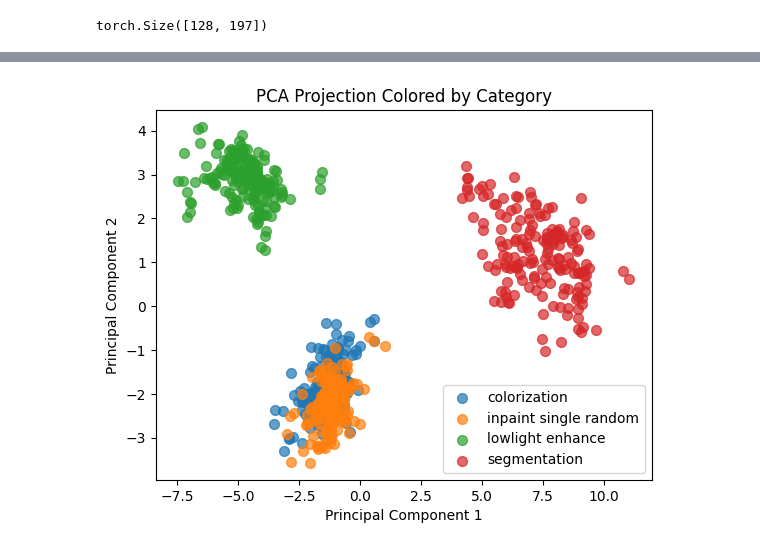
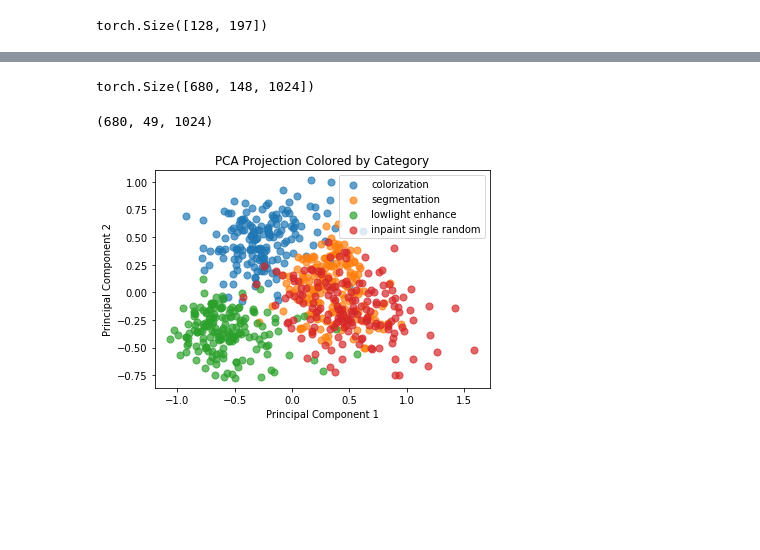
Before and after one commit to alhojel/visual_task_vectors, a Jupyter notebook: analyze_attention_reprs.ipynb, the cells around one changed output, grey strips where cells are left out. Saved outputs shown, nothing was run; the diff lists cells and outputs as text; code cells hidden in the pictures; blank space fills up the shorter version.

```diff
--- a/analyze_attention_reprs.ipynb
+++ b/analyze_attention_reprs.ipynb
@@ -613,0 +692,12 @@ torch.Size([680, 197, 32])
+# %%
+holder = {}
+
+for category in list(set(labels_list)):
+    # Select rows that belong to the current category
+    indices = np.array(labels_list) == category  # Ensure labels_list is in a compatible format
+    subset = tensors[indices]
+
+    print(subset.shape)
+    holder[category] = subset.mean(0)
+
+holder[category].shape
@@ -624,22 +733,45 @@ layer = 1 - 1
+# %%
+encoder_metric_holder = []
+head = 11
+layer = 21
+data = []
+labels = []
+for pass_name, pass_data in data_store.items():
+    for label_name, item in pass_data.items():
+        data.append(item[layer,:,head])
+        labels.append(label_name)
+# %%
+tensors = torch.tensor(np.array(data))
+# %%
+labels_list = labels
+# %%
+tensors.shape
+# %% [output]
+torch.Size([680, 148, 1024])
+# %%
+all_latents.shape
+# %% [output]
+(680, 49, 1024)
 # %%
-all_latents = tensors[:,layer,:,head,:].reshape(680,197*32).numpy()
+all_latents = tensors[:,0].numpy()#.reshape(680,49*1024).numpy()
+#all_latents = np.array(tensors[:,q1])
 
 pca = PCA(n_components=2)
 pca_focus_result = pca.fit_transform(np.array(all_latents))
 
-for category in ["colorization", "inpaint single random", "lowlight enhance", "segmentation"]:
+for category in list(set(labels_list)):
     # Select rows that belong to the current category
     indices = np.array(labels_list) == category  # Ensure labels_list is in a compatible format
     plt.scatter(pca_focus_result[indices, 0], pca_focus_result[indices, 1], s=50, alpha=0.7, label=category)  # Adjusted marker size
 
 # Add plot title, labels, and legend
 plt.title('PCA Projection Colored by Category')
 plt.xlabel('Principal Component 1')
 plt.ylabel('Principal Component 2')
 plt.legend()
 
 # Show the plot
 plt.show()
 # %% [output]
-[figure, old version]
+[figure, new version]
 # %%
```
Also changed, not shown: parts of 96 cells of this notebook, 11 other files.
